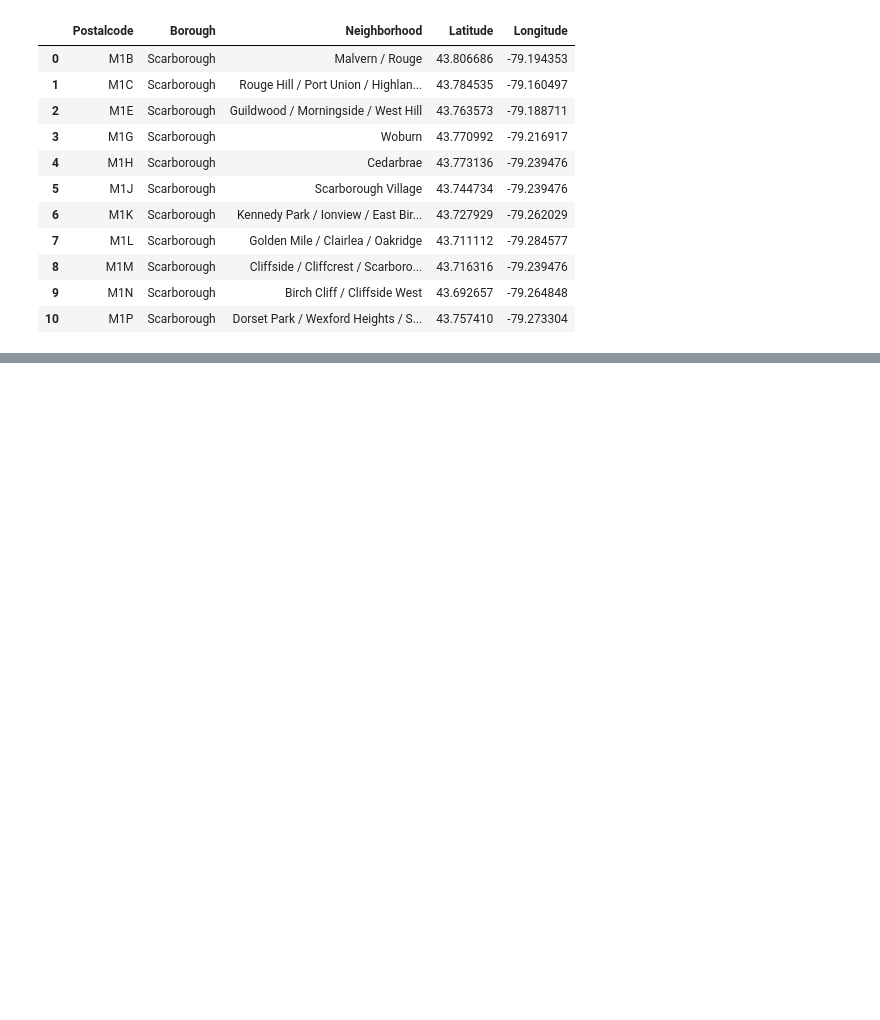
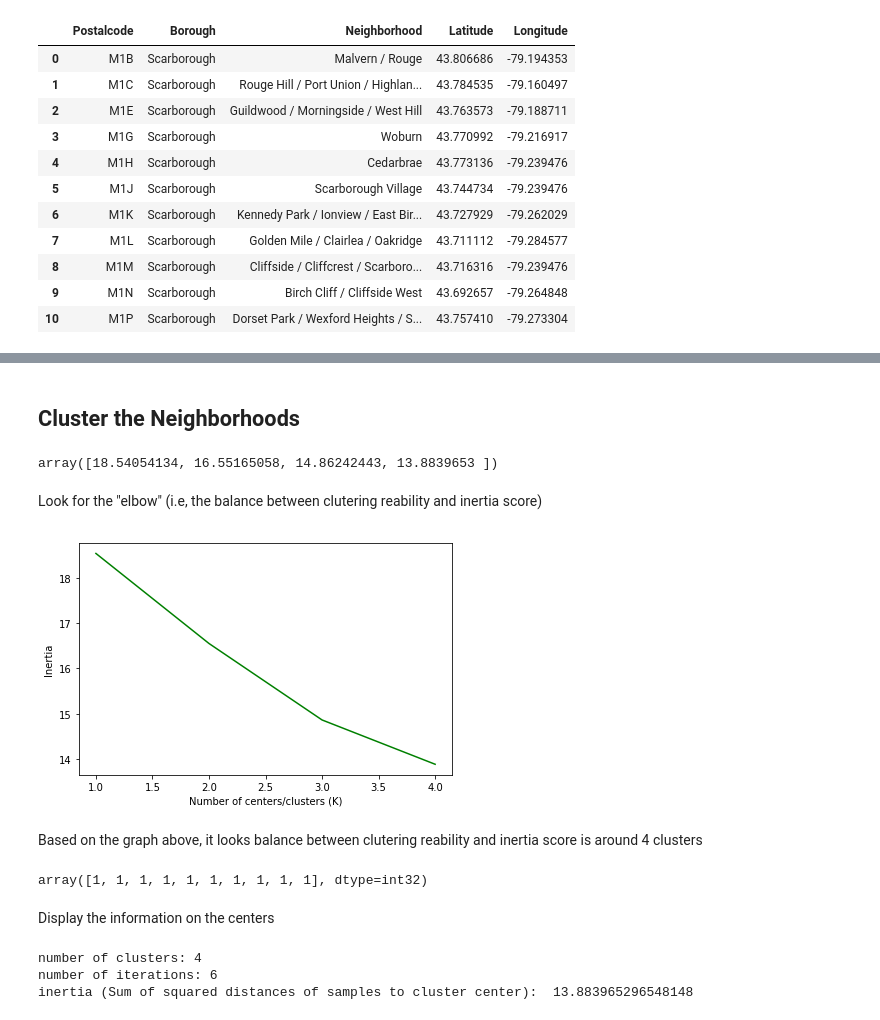
Before and after one commit to ktsmit1/Coursera_Capstone, a Jupyter notebook: Segmenting and Clustering Neighborhoods in Toronto.ipynb, the cells around one changed output, grey strips where cells are left out. Saved outputs shown, nothing was run; the diff lists cells and outputs as text; code cells hidden in the pictures; blank space fills up the shorter version.

```diff
--- a/Segmenting and Clustering Neighborhoods in Toronto.ipynb
+++ b/Segmenting and Clustering Neighborhoods in Toronto.ipynb
@@ -180,0 +530,15 @@ dfmerged.head(11)
+# %%
+# one hot encoding
+toronto_onehot = pd.get_dummies(toronto_venues[['Venue Category']], prefix="", prefix_sep="")
+
+# add neighborhood column back to dataframe
+toronto_onehot['Neighborhood'] = toronto_venues['Neighborhood']
+
+# move neighborhood column to the first column
+fixed_columns = [toronto_onehot.columns[-1]] + list(toronto_onehot.columns[:-1])
+toronto_onehot = toronto_onehot[fixed_columns]
+
+
+#toronto_onehot = pd.concat([toronto_venues['Neighborhood'], toronto_onehot], axis=1)
+
+toronto_onehot.head()
@@ -180,0 +559,3 @@ dfmerged.head(11)
+# %%
+toronto_grouped = toronto_onehot.groupby('Neighborhood').mean().reset_index()
+toronto_grouped
@@ -180,0 +657,53 @@ dfmerged.head(11)
+# %% [markdown]
+## Cluster the Neighborhoods
+# %%
+toronto_grouped_clustering = toronto_grouped.drop('Neighborhood', 1)
+# %%
+# set number of clusters
+kclusters = 5
+
+min_inertia = np.zeros((kclusters-1))
+
+for n in range(1,kclusters):
+
+    # run k-means clustering
+    kmeans = KMeans(n_clusters=n, random_state=0, n_init=15).fit(toronto_grouped_clustering)
+    min_inertia[n-1] = kmeans.inertia_
+
+# display the minimum inertia
+min_inertia
+# %% [output]
+array([18.54054134, 16.55165058, 14.86242443, 13.8839653 ])
+# %% [markdown]
+Look for the "elbow" (i.e, the balance between clutering reability and inertia score)
+# %%
+#
+# plot the inertia with the different k to find the better balance
+#
+plt.plot(range(1,kclusters),min_inertia,'g')
+plt.ylabel('Inertia ')
+plt.xlabel('Number of centers/clusters (K)')
+plt.tight_layout()
+plt.show()
+# %% [output]
+[figure, added]
+# %% [markdown]
+Based on the graph above, it looks balance between clutering reability and inertia score is around 4 clusters
+# %%
+kmeans = KMeans(n_clusters=4, random_state=0, n_init=15).fit(toronto_grouped_clustering)
+
+# check cluster labels generated for each row in the dataframe
+kmeans.labels_[0:10]
+# %% [output]
+array([1, 1, 1, 1, 1, 1, 1, 1, 1, 1], dtype=int32)
+# %% [markdown]
+Display the information on the centers
+# %%
+print("number of clusters:", len(kmeans.cluster_centers_))
+#print("cluster center:" , kmeans.cluster_centers_)
+print("number of iterations:", kmeans.n_iter_)
+print("inertia (Sum of squared distances of samples to cluster center): ", kmeans.inertia_)
+# %% [output]
+number of clusters: 4
+number of iterations: 6
+inertia (Sum of squared distances of samples to cluster center):  13.883965296548148
```
Also changed, not shown: parts of 66 cells of this notebook.
